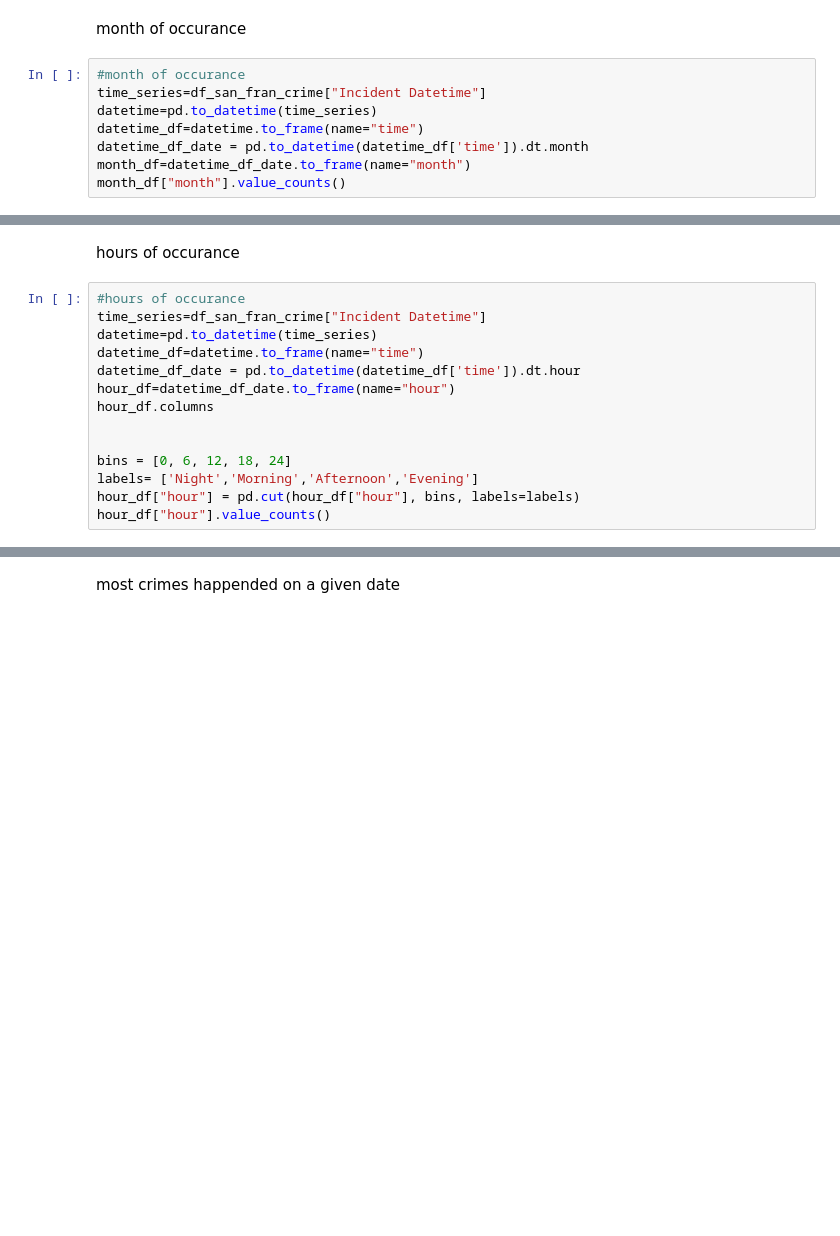
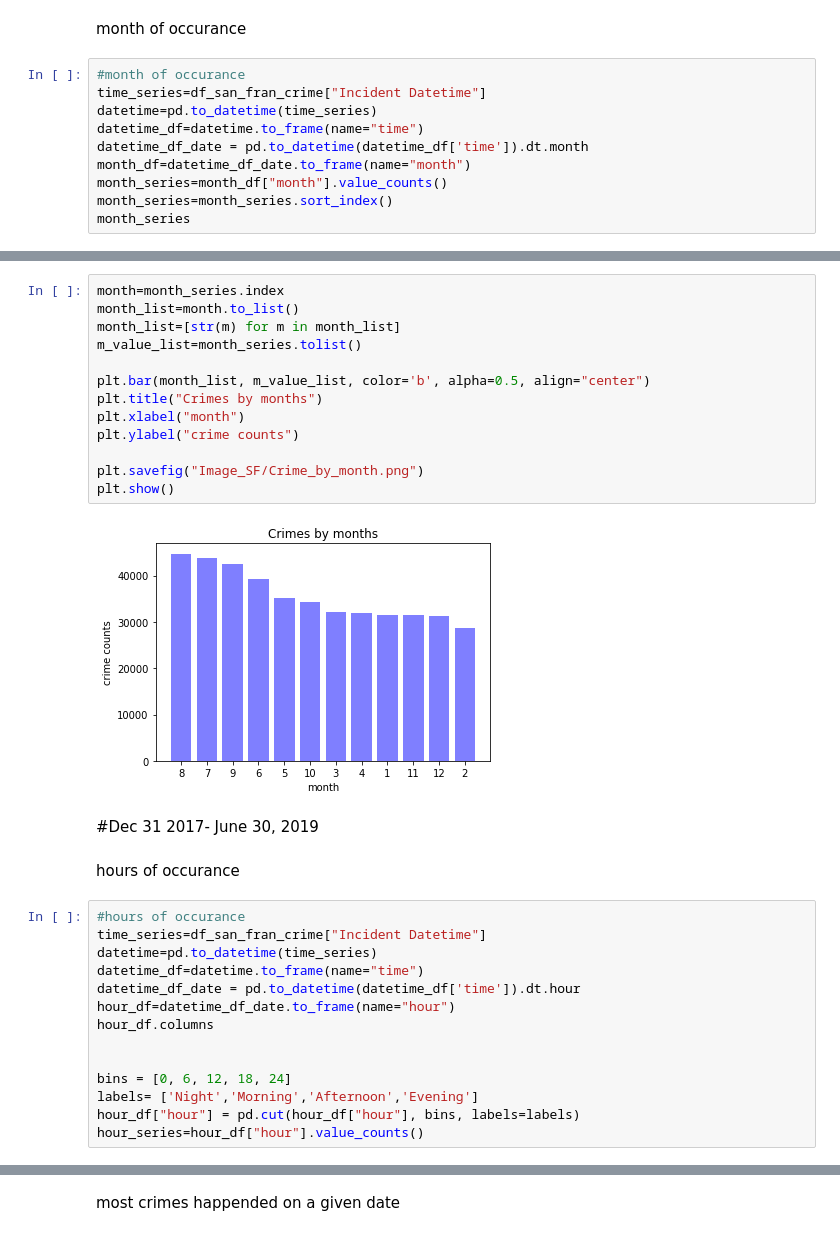
Before and after one commit to nbergeland/Big_City_Crime, a Jupyter notebook: Chicago_crime.ipynb, the cells around one changed output, grey strips where cells are left out. Cells and saved outputs as stored; diff of their text form; blank space fills up the shorter version.

```diff
--- a/Chicago_crime.ipynb
+++ b/Chicago_crime.ipynb
@@ -121,6 +157,8 @@ datetime=pd.to_datetime(time_series)
 datetime_df=datetime.to_frame(name="time")
 datetime_df_date = pd.to_datetime(datetime_df['time']).dt.month
 month_df=datetime_df_date.to_frame(name="month")
-month_df["month"].value_counts()
+month_series=month_df["month"].value_counts()
+month_series=month_series.sort_index()
+month_series
 # %% [output]
 1     25288
@@ -139,3 +180,20 @@ Name: month, dtype: int64
+# %%
+month=month_series.index
+month_list=month.to_list()
+month_list=[str(m) for m in month_list]
+m_value_list=month_series.tolist()
+
+plt.bar(month_list, m_value_list, color='b', alpha=0.5, align="center")
+plt.title("Crimes by months")
+plt.xlabel("month")
+plt.ylabel("crime counts")
+
+plt.savefig("Image_SF/Crime_by_month.png")
+plt.show()
+# %% [output]
+[figure, added]
+# %% [markdown]
+#Dec 31 2017- June 30, 2019
 # %% [markdown]
 hours of occurance
 # %%
@@ -151,4 +209,4 @@ hour_df.columns
 bins = [0, 6, 12, 18, 24]
 labels= ['Night','Morning','Afternoon','Evening']
 hour_df["hour"] = pd.cut(hour_df["hour"], bins, labels=labels)
-hour_df["hour"].value_counts()
+hour_series=hour_df["hour"].value_counts()
```
Also changed, not shown: parts of 27 cells of this notebook, 5 other files.
